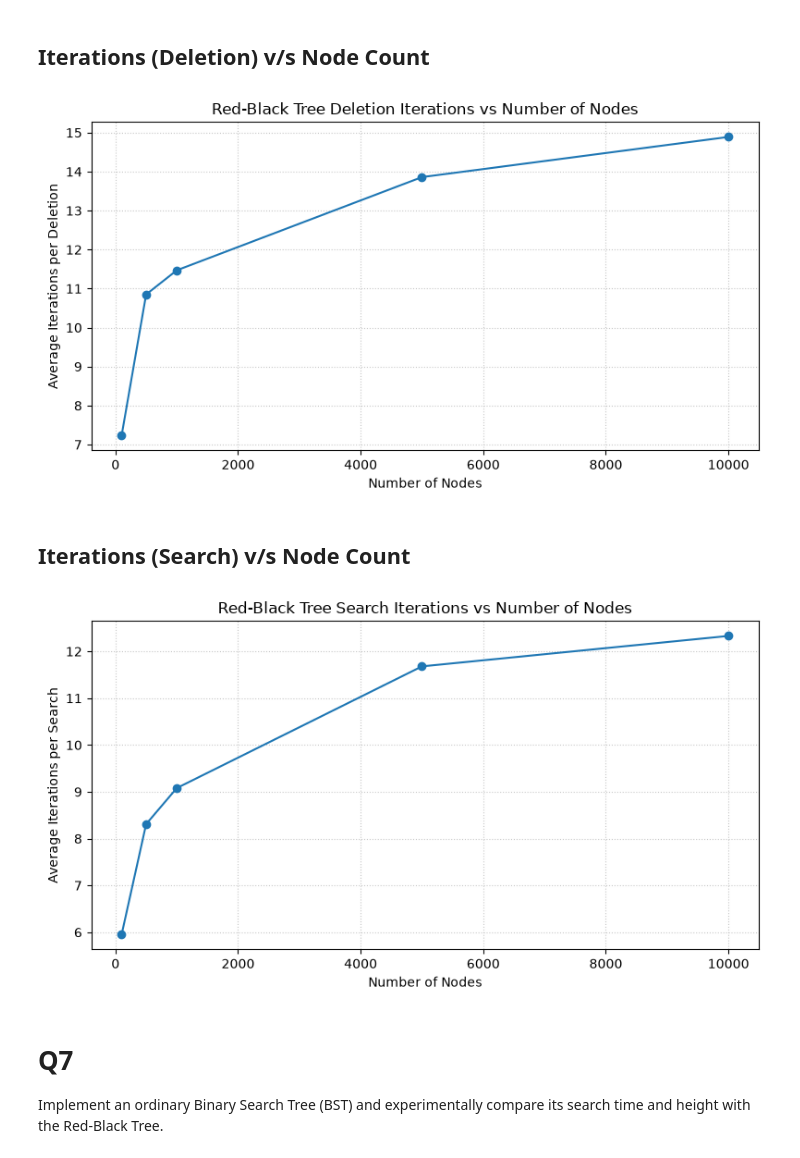
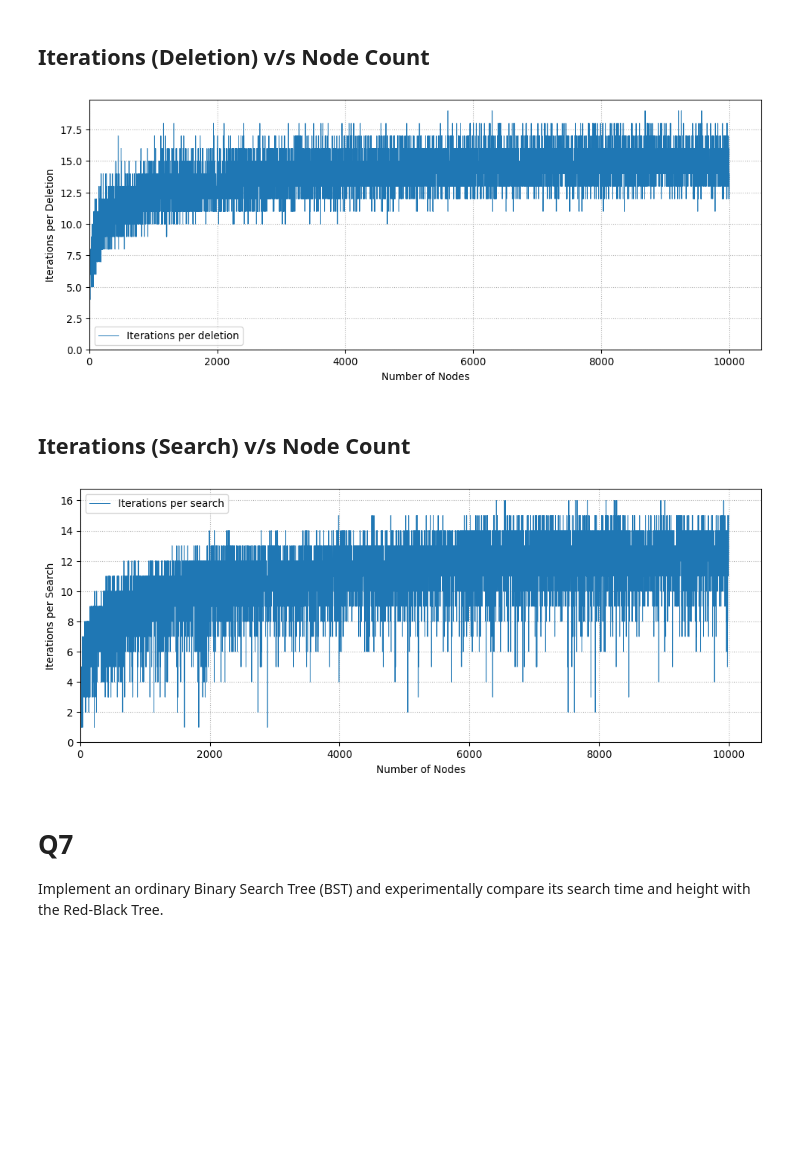
Before and after one commit to c43-sar/2650026_CS69101, a Jupyter notebook: 2650026_lab4.ipynb, the cells around one changed output. Drawn from its saved outputs; the diff is of its cells as text; code cells hidden in the pictures; blank space fills up the shorter version.

```diff
--- a/2650026_lab4.ipynb
+++ b/2650026_lab4.ipynb
@@ -85,8 +85,6 @@ class RB_Node:
         self.__lchild = lchild
         if lchild is not None:
             lchild.__parent = self
-            # lchild.update_height_and_balance()  # Update the height and balance factor of the left child when it is set
-        # self.update_height_and_balance()  # Update the height and balance factor of the current node when the left child is set
 
     lchild = property(__get_lchild, __set_lchild, doc="Left child of the node")
 
@@ -99,8 +97,6 @@ class RB_Node:
         self.__rchild = rchild
         if rchild is not None:
             rchild.__parent = self
-            # rchild.update_height_and_balance()  # Update the height and balance factor of the right child when it is set
-        # self.update_height_and_balance()  # Update the height and balance factor of the current node when the right child is set
 
     rchild = property(__get_rchild, __set_rchild, doc="Right child of the node")
 
@@ -111,9 +107,6 @@ class RB_Node:
         if PRINT_DEBUG:
             print(f"Setting parent of node with value {self.__value} to {parent}")
         self.__parent = parent
-        if parent is not None:
-            # parent.update_height_and_balance()  # Update the height and balance factor of the parent when it is set
-            pass
 
     parent = property(__get_parent, __set_parent, doc="Parent of the node")
 
@@ -254,21 +368,13 @@ def RB_left_rotate(k1_node: RB_Node | None, root_node: RB_Node | None) -> RB_Nod
     # CLRS:     x.parent.lchild = y
     elif WAS_RCHILD:
         OG_PARENT.rchild = k2_node
-        # OG_PARENT.update_height_and_balance() # Update height and balance factor of OG_PARENT
     # CLRS: else:
     # CLRS:     x.parent.rchild = y
     else:
         OG_PARENT.lchild = k2_node
-        # OG_PARENT.update_height_and_balance() # Update height and balance factor of OG_PARENT
 
     # CLRS: x.parent = y
     # k1_node.parent = k2_node (THIS IS AUTO HANDLED BY SETTER METHOD)
 
-    # k1_node.update_height_and_balance() # Update height and balance factor of k1_node
-    # k2_node.update_height_and_balance() # Update height and balance factor of k2_node
-
-    if k2_node.parent is not None:
-        # k2_node.parent.update_height_and_balance() # Update height and balance factor of k2_node's parent
-        pass
 
     return root_node
@@ -387,8 +437,6 @@ def RB_Insert(root: RB_Node | None, value: int) -> RB_Node | None:
     else:
         Y_NODE.rchild = Z_Node
 
-    Z_Node.lchild = None
-    Z_Node.rchild = None
     # New Node's Color is already RED by default.
 
     root = RB_Insert_Fixup(root, Z_Node) # type: ignore
@@ -678,4 +726,11 @@ For different numbers of nodes, such as 100, 500, 1000, 5000, 10000 and 50000, m
 - Search Time vs. Number of Nodes
 
 The operation cost is measured using iteration/computation counts. The 50,000-node case is optional.
+# %%
+arr1 = []
+with open("./2650026_lab4_data/input0.txt", 'r') as data0:
+    for line in data0.readlines():
+        line_data = line.rstrip().rstrip(',').replace(' ','').split(',')
+        for data in line_data:
+            arr1.append(int(data))
 # %%
@@ -781,31 +857,37 @@ plt.show()
 # %% [markdown]
 ## Iterations (Deletion) v/s Node Count
 # %%
-plt.figure(figsize=(8, 4.5))
-plt.plot(task6_df["Nodes"], task6_df["Average Deletion Iterations"], marker="o")
+figure(figsize=(12, 4.5), dpi=97)
+y = records[("Random", "Red-Black Tree")]["Deletion"]
+x = [i+1 for i in range(len(y))]
+plt.plot(x, y, label="Iterations per deletion", linewidth=0.7)
+plt.xlim(left=0)
+plt.ylim(bottom=0)
+plt.legend()
 plt.xlabel("Number of Nodes")
-plt.ylabel("Average Iterations per Deletion")
-plt.title("Red-Black Tree Deletion Iterations vs Number of Nodes")
-plt.grid(True, linestyle=":", alpha=0.7)
-plt.tight_layout()
+plt.ylabel("Iterations per Deletion")
+plt.grid(visible=True, linestyle=':')
 plt.savefig("./2650026_lab4_data/task6_deletion.png", dpi=150, bbox_inches="tight")
 plt.show()
 # %% [output]
-[figure, old version]
+[figure, new version]
 # %% [markdown]
 ## Iterations (Search) v/s Node Count
 # %%
-plt.figure(figsize=(8, 4.5))
-plt.plot(task6_df["Nodes"], task6_df["Average Search Iterations"], marker="o")
+figure(figsize=(12, 4.5), dpi=97)
+y = records[("Random", "Red-Black Tree")]["Search"]
+x = [i+1 for i in range(len(y))]
+plt.plot(x, y, label="Iterations per search", linewidth=0.7)
+plt.xlim(left=0)
+plt.ylim(bottom=0)
+plt.legend()
 plt.xlabel("Number of Nodes")
-plt.ylabel("Average Iterations per Search")
-plt.title("Red-Black Tree Search Iterations vs Number of Nodes")
-plt.grid(True, linestyle=":", alpha=0.7)
-plt.tight_layout()
+plt.ylabel("Iterations per Search")
+plt.grid(visible=True, linestyle=':')
 plt.savefig("./2650026_lab4_data/task6_search.png", dpi=150, bbox_inches="tight")
 plt.show()
 # %% [output]
-[figure, old version]
+[figure, new version]
 # %% [markdown]
 # Q7
 
```
Also changed, not shown: parts of 23 cells of this notebook.
